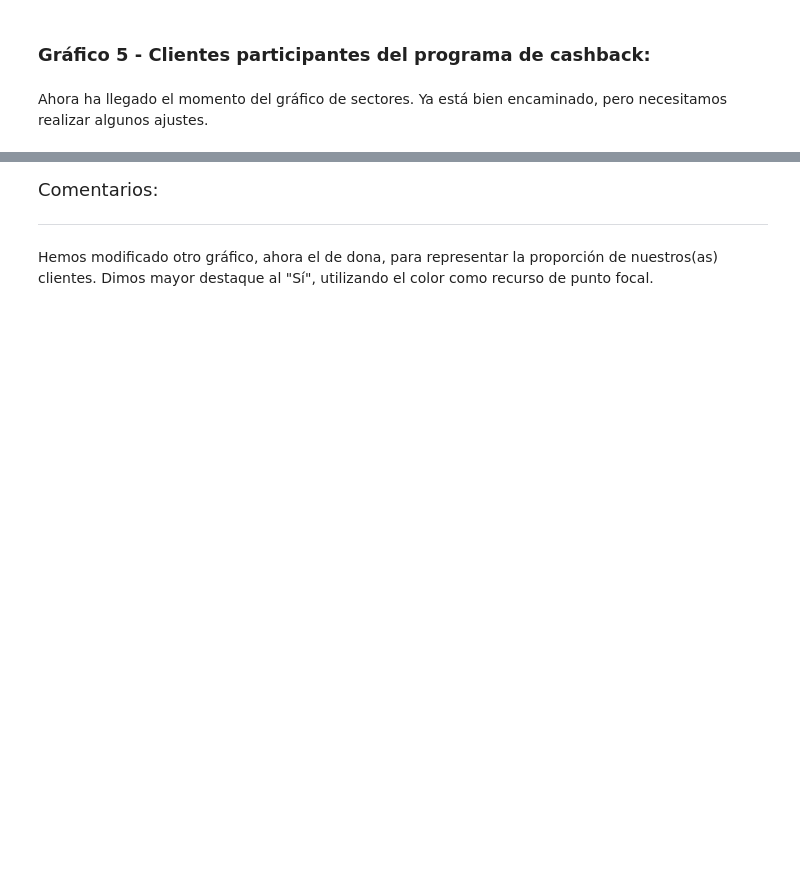
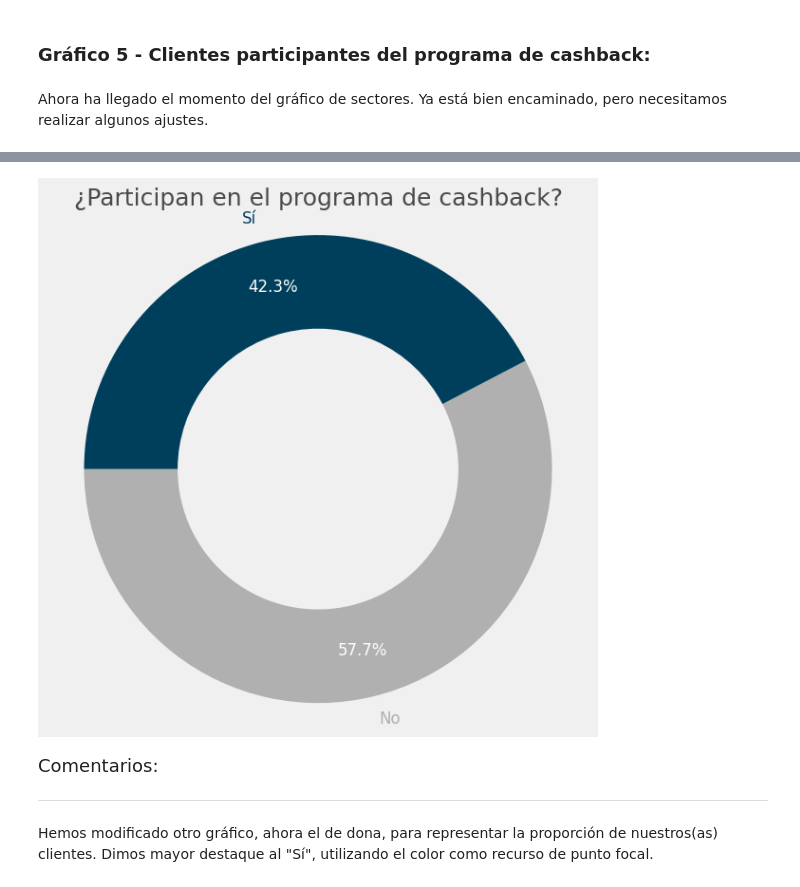
Before and after one commit to AndresCMontejo/IA_Aplicada_a_Ciencia_de_datos, a Jupyter notebook: IA_aplicada_a_ciencia_de_datos.ipynb, the cells around one changed output, grey strips where cells are left out. Drawn from its saved outputs; the diff is of its cells as text; code cells hidden in the pictures; blank space fills up the shorter version.

```diff
--- a/IA_aplicada_a_ciencia_de_datos.ipynb
+++ b/IA_aplicada_a_ciencia_de_datos.ipynb
@@ -1906,6 +2071,48 @@ Las etiquetas de las porciones deben tener el mismo color que las porciones y un
 La propiedad de ancho de la dona (`wedgeprops`) debe ser de 0.4, la posición de los porcentajes dentro de la porción (`pctdistance`) debe ser de 0.8, el ángulo de inicio debe ser de 180 (`startangle`), y sin explosión de porciones.
 
 Utiliza las bibliotecas de visualización de datos de Python para crear esta visualización.
+# %%
+
+def proporcion_cashback():
+  # 1. Contar la cantidad de usuarios por participación en cashback
+  participacion_cashback = df['cashback'].value_counts()
+
+  # 2. Definir colores según valor
+  colores_porciones = [AZUL_1 if val == 'Sí' else GRIS_3 for val in participacion_cashback.index]
+
+  # 3. Crear gráfico de dona
+  fig, ax = plt.subplots(figsize=(6, 6), facecolor=GRIS_1)
+  wedges, texts, autotexts = ax.pie(
+      participacion_cashback,
+      labels=participacion_cashback.index,
+      colors=colores_porciones,
+      startangle=180,
+      autopct='%1.1f%%',
+      pctdistance=0.8,
+      wedgeprops={'width': 0.4}
+  )
+
+  # 4. Personalización de etiquetas y porcentajes
+  for text, label in zip(texts, participacion_cashback.index):
+      text.set_color(AZUL_1 if label == 'Sí' else GRIS_3)
+      text.set_fontsize(12)
+
+  for autotext in autotexts:
+      autotext.set_color(BLANCO)
+      autotext.set_fontsize(12)
+
+  # 5. Título
+  ax.set_title("¿Participan en el programa de cashback?", fontsize=18, color=GRIS_5)
+
+  # 6. Ajustes estéticos
+  ax.set_facecolor(GRIS_1)
+  plt.axis('equal')  # Asegurar forma circular
+  plt.tight_layout()
+  return plt
+# %%
+proporcion_cashback().show()
+# %% [output]
+[figure, added]
 # %% [markdown]
 <font color="7b71ff" size=4> Comentarios: </font>
 
```
Also changed, not shown: parts of 14 cells of this notebook.
